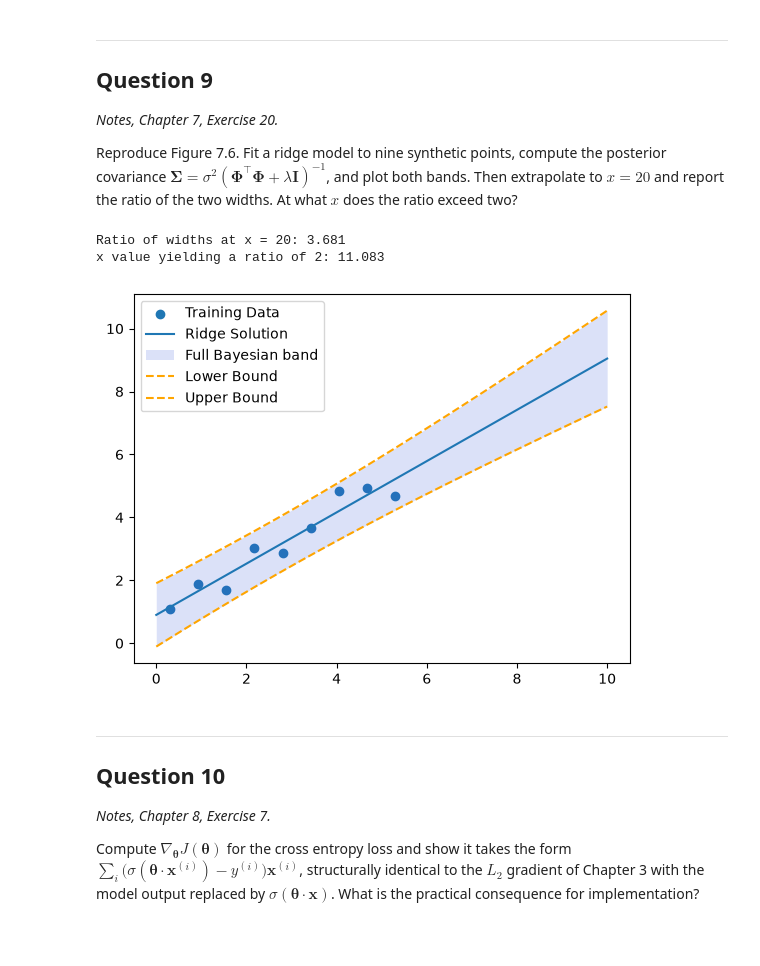
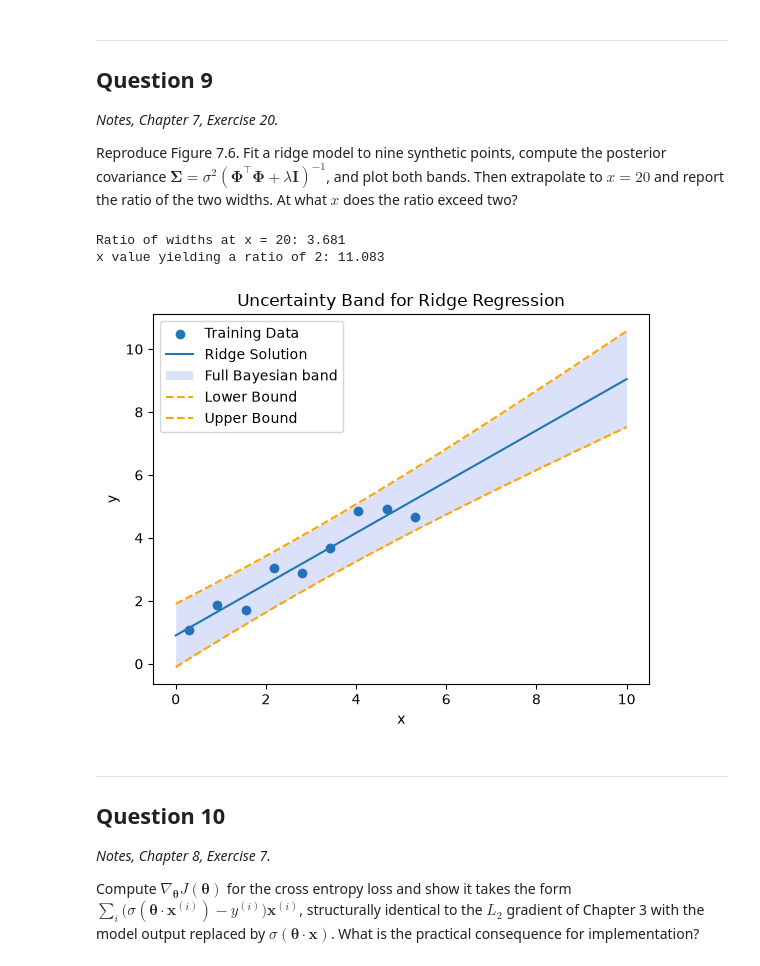
Before and after one commit to akhilghar/COE379L.1, a Jupyter notebook: HW3/Assignment_3-3.ipynb, the cells around one changed output. Drawn from its saved outputs; the diff is of its cells as text; code cells hidden in the pictures; blank space fills up the shorter version.

```diff
--- a/HW3/Assignment_3-3.ipynb
+++ b/HW3/Assignment_3-3.ipynb
@@ -409,35 +544,40 @@ def compute_variance(x):
     return sigma**2 + jnp.einsum('ij,jk,ik->i', phi, cov, phi)
 
 x_plot = jnp.linspace(0,10,401)
 plt.figure()
 plt.scatter(x_train, y_train, label="Training Data")
-plt.plot(x_plot, theta[0]+theta[1]*x, label="Ridge Solution")
+plt.plot(x_plot, theta[0]+theta[1]*x_plot, label="Ridge Solution")
 
 mean_x = make_features(x_plot) @ theta
 stdev_x = jnp.sqrt(compute_variance(x_plot))
 
 plt.fill_between(x_plot, mean_x - 2*stdev_x, mean_x + 2*stdev_x, color="#3b5bdb", alpha=0.18, lw=0, label="Full Bayesian band")
 plt.plot(x_plot, mean_x - 2*stdev_x, linestyle="--", label="Lower Bound", color="orange")
 plt.plot(x_plot, mean_x + 2*stdev_x, linestyle="--", label="Upper Bound", color="orange")
 
+plt.xlabel("x")
+plt.ylabel("y")
+plt.title("Uncertainty Band for Ridge Regression")
 plt.legend()
+
+plt.savefig("HW3Problem9.jpg")
 
 # Extrapolation
 x_test = 20.0
 ratio = lambda x: jnp.sqrt(compute_variance(x))/sigma
 
 print(f"Ratio of widths at x = 20: {ratio(x_test)[0]:.3f}")
 # When does ratio exceed 2?
 a = cov[1,1]
 b = 2*cov[0,1]
 c = cov[0,0] - 3*sigma**2
 
 x_crossover = (-1*b + jnp.sqrt(b**2 - 4*a*c))/(2*a)
 print(f"x value yielding a ratio of 2: {x_crossover:.3f}")
 # %% [output]
 Ratio of widths at x = 20: 3.681
 x value yielding a ratio of 2: 11.083
-[figure, old version]
+[figure, new version]
 # %% [markdown]
 ---
 
```
Also changed, not shown: parts of 7 cells of this notebook, 9 other files.
